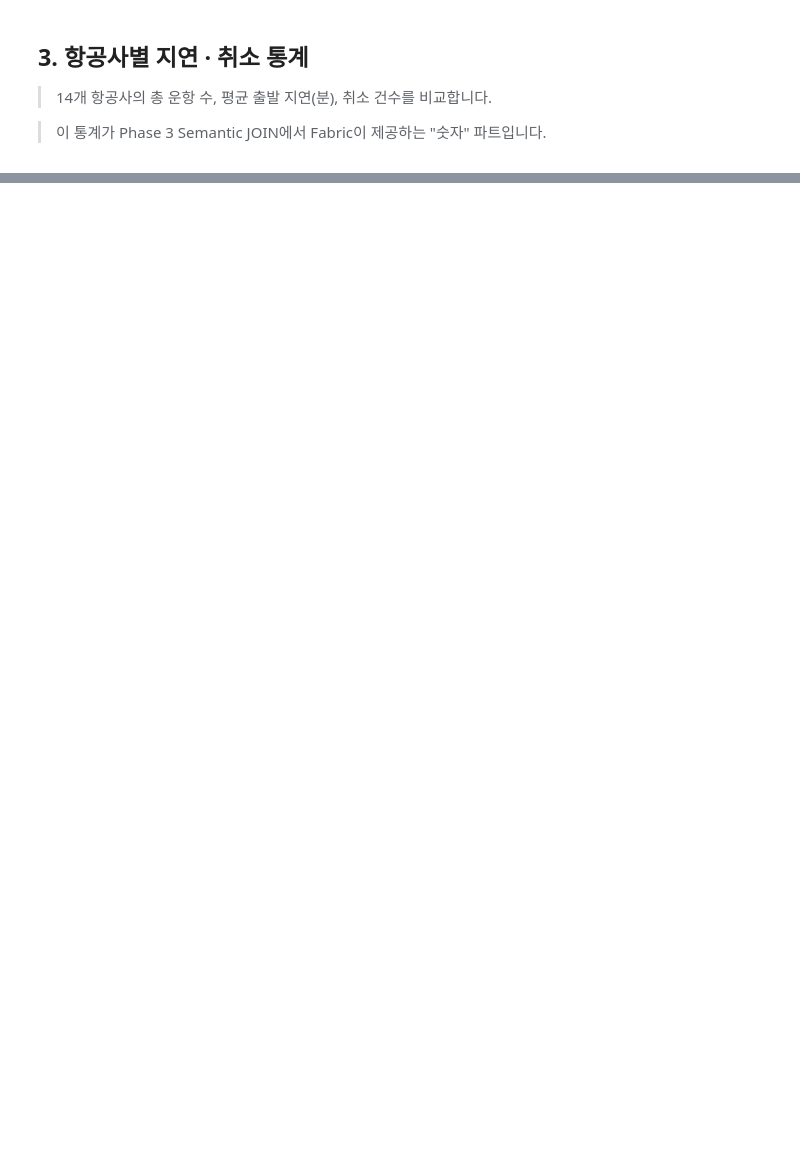
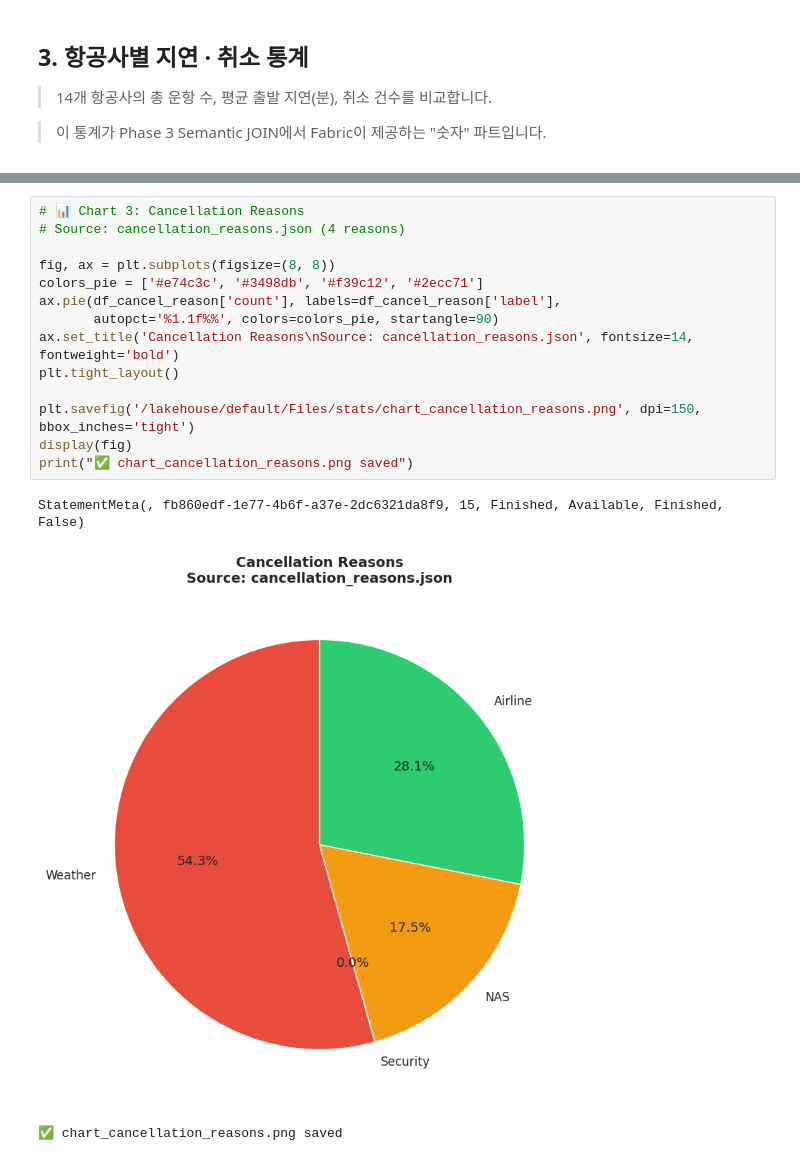
Before and after one commit to hyeonsangjeon/foundry-iq-demo-suite, a Jupyter notebook: notebooks/fabric_iq_flight_data_profile_kr.ipynb, the cells around one changed output, grey strips where cells are left out. Drawn from its saved outputs; the diff is of its cells as text; blank space fills up the shorter version.

```diff
--- a/notebooks/fabric_iq_flight_data_profile_kr.ipynb
+++ b/notebooks/fabric_iq_flight_data_profile_kr.ipynb
@@ -400,0 +300,18 @@ StatementMeta(, 97cbb418-959d-4c00-a367-9561cac61397, 19, Finished, Available, F
+# %%
+# 📊 Chart 3: Cancellation Reasons
+# Source: cancellation_reasons.json (4 reasons)
+
+fig, ax = plt.subplots(figsize=(8, 8))
+colors_pie = ['#e74c3c', '#3498db', '#f39c12', '#2ecc71']
+ax.pie(df_cancel_reason['count'], labels=df_cancel_reason['label'],
+       autopct='%1.1f%%', colors=colors_pie, startangle=90)
+ax.set_title('Cancellation Reasons\nSource: cancellation_reasons.json', fontsize=14, fontweight='bold')
+plt.tight_layout()
+
+plt.savefig('/lakehouse/default/Files/stats/chart_cancellation_reasons.png', dpi=150, bbox_inches='tight')
+display(fig)
+print("✅ chart_cancellation_reasons.png saved")
+# %% [output]
+StatementMeta(, fb860edf-1e77-4b6f-a37e-2dc6321da8f9, 15, Finished, Available, Finished, False)
+[figure, added]
+✅ chart_cancellation_reasons.png saved
```
Also changed, not shown: parts of 24 cells of this notebook, 11 other files.
